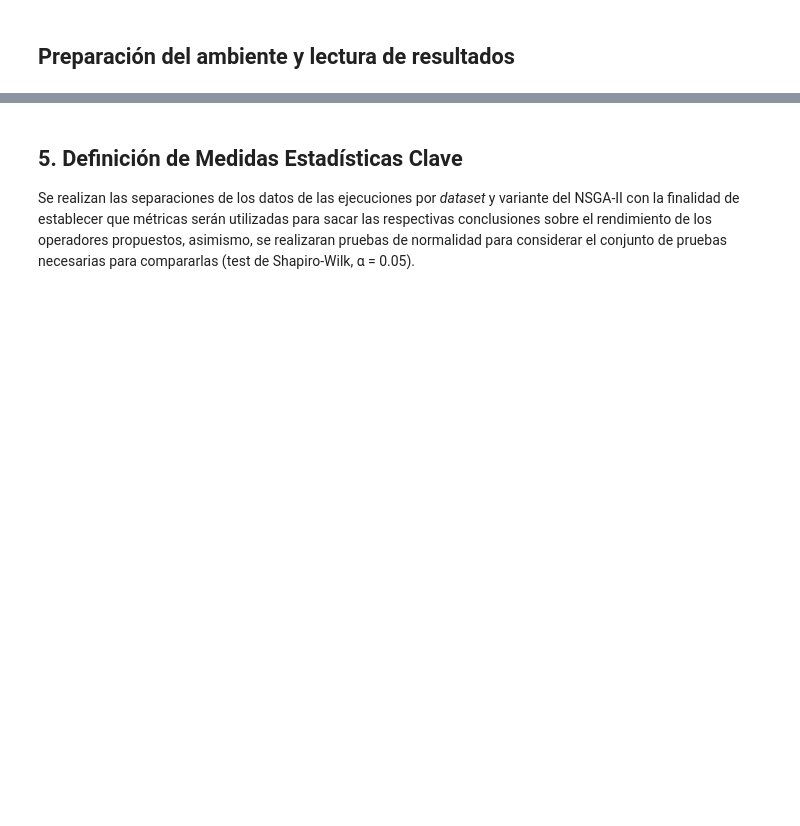
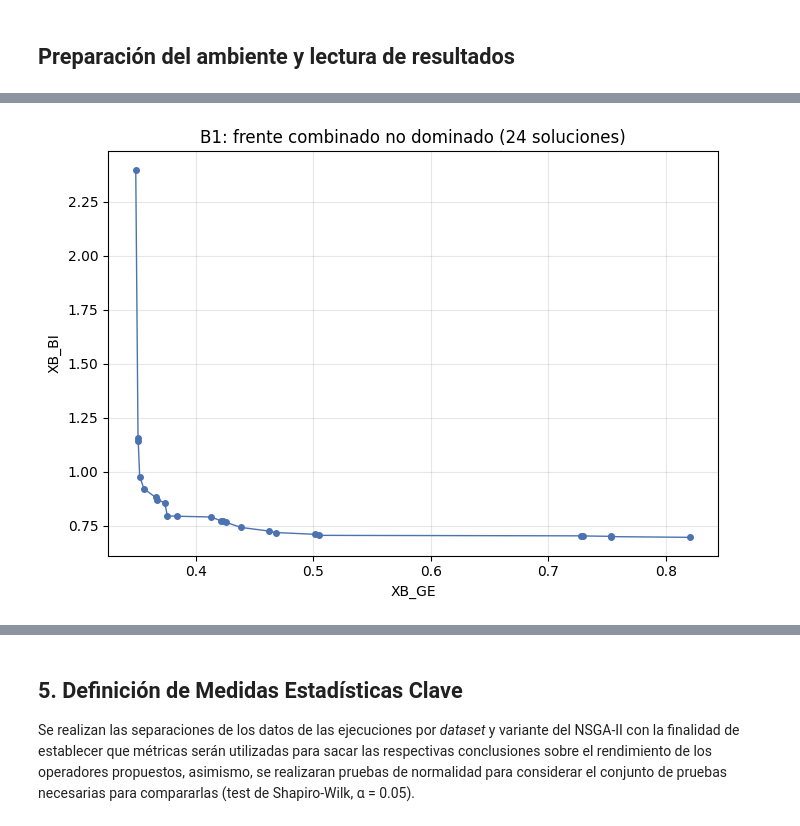
Before and after one commit to BenjaminGonzalezH/Thesis, a Jupyter notebook: Resultados.ipynb, the cells around one changed output, grey strips where cells are left out. Saved outputs shown, nothing was run; the diff lists cells and outputs as text; code cells hidden in the pictures; blank space fills up the shorter version.

```diff
--- a/Resultados.ipynb
+++ b/Resultados.ipynb
@@ -106,0 +111,86 @@ print(f"[resultados] {RESULTS_DIR} | {len(_h)} ejecuciones en el historial")
+# %%
+#######################################################
+# MODULO: ESTADO DE LOS FRENTES POR DATASET
+#######################################################
+# Resumen preliminar de calidad de los F0, antes de cualquier métrica: por cada
+# dataset se cuentan, sumando todos sus F0 (todas las variantes y semillas), las
+# soluciones totales, las degeneradas (XB_GE y/o XB_BI = inf, igual criterio que
+# graficar_frentes en performance.py), las finitas que superan XB = 10 en algún
+# objetivo (valores anómalamente altos), el tamaño del frente combinado no
+# dominado (mismo criterio que la referencia Z del módulo de IGD+) y un gráfico
+# de dicho frente combinado por dataset.
+#######################################################
+
+import matplotlib.pyplot as plt
+
+UMBRAL_XB = 10.0
+
+def filtrar_no_dominadas(puntos: np.ndarray) -> np.ndarray:
+    """Soluciones no dominadas (minimización) de un conjunto de puntos; descarta no finitos y duplicados."""
+    pts = np.unique(np.asarray(puntos, dtype=np.float64).reshape(-1, 2), axis=0)
+    pts = pts[np.isfinite(pts).all(axis=1)]
+    orden = pts[np.lexsort((pts[:, 1], pts[:, 0]))]          # XB_GE creciente, desempate por XB_BI.
+    mejor_bi, no_dom = np.inf, []
+    for ge, bi in orden:
+        if bi < mejor_bi:                                    # Solo entra si mejora el mejor XB_BI visto.
+            no_dom.append((ge, bi))
+            mejor_bi = bi
+    return np.array(no_dom)
+
+historial = leer_historial()
+if historial.empty:
+    print("Aún no hay ejecuciones registradas.")
+else:
+    ultimas = historial.sort_values("fecha").drop_duplicates(["variante", "dataset", "semilla"], keep="last")
+    indice_npz = {p.name: p for p in FRENTES_DIR.rglob("*.npz")}
+
+    filas_estado, union_por_dataset, faltantes = [], {}, []
+    for fila in ultimas.itertuples():
+        archivo = indice_npz.get(f"{fila.variante}_{fila.dataset}_{fila.semilla}.npz")
+        if archivo is None:
+            faltantes.append(f"{fila.variante}_{fila.dataset}_{fila.semilla}")
+            continue
+        with np.load(archivo) as d:
+            obj = np.asarray(d["objectives"], dtype=np.float64).reshape(-1, 2)
+        finitas = np.isfinite(obj).all(axis=1)
+        n_degeneradas = int((~finitas).sum())
+        n_xb_alto = int((finitas & (obj > UMBRAL_XB).any(axis=1)).sum())
+        filas_estado.append({
+            "dataset": fila.dataset, "variante": fila.variante, "semilla": fila.semilla,
+            "n_soluciones": len(obj), "n_degeneradas": n_degeneradas, "n_xb_alto": n_xb_alto,
+        })
+        union_por_dataset.setdefault(fila.dataset, []).append(obj)
+    if faltantes:
+        print(f"[aviso] {len(faltantes)} frentes .npz no encontrados en {FRENTES_DIR} (se omiten): {faltantes[:3]} ...")
+
+    estado_frentes = pd.DataFrame(filas_estado)
+    if estado_frentes.empty:
+        print(f"[aviso] no se encontró ningún .npz en {FRENTES_DIR} para las ejecuciones del historial.")
+    else:
+        frente_combinado = {
+            nombre_ds: filtrar_no_dominadas(np.vstack(union))
+            for nombre_ds, union in union_por_dataset.items()
+        }
+
+        resumen_estado = (estado_frentes.groupby("dataset")
+                          .agg(n_frentes=("n_soluciones", "size"),
+                               n_soluciones=("n_soluciones", "sum"),
+                               n_degeneradas=("n_degeneradas", "sum"),
+                               n_xb_mayor_10=("n_xb_alto", "sum")))
+        resumen_estado["n_frente_combinado_igd"] = [
+            len(frente_combinado[nombre_ds]) for nombre_ds in resumen_estado.index
+        ]
+        resumen_estado.to_csv(RESULTS_DIR / "estado_frentes_por_dataset.csv")
+        display(resumen_estado)
+
+        for nombre_ds in sorted(frente_combinado):
+            frente = frente_combinado[nombre_ds][np.argsort(frente_combinado[nombre_ds][:, 0])]
+            fig, ax = plt.subplots(figsize=(7, 5))
+            ax.plot(frente[:, 0], frente[:, 1], marker="o", markersize=4, linewidth=1, color="#4C72B0")
+            ax.set_title(f"{nombre_ds}: frente combinado no dominado ({len(frente)} soluciones)")
+            ax.set_xlabel("XB_GE")
+            ax.set_ylabel("XB_BI")
+            ax.grid(alpha=0.3)
+            fig.tight_layout()
+            plt.show()
+# %% [output]
@@ -106,0 +202 @@ print(f"[resultados] {RESULTS_DIR} | {len(_h)} ejecuciones en el historial")
+[figure, added]
```
Also changed, not shown: parts of 4 cells of this notebook, 2 other files.
